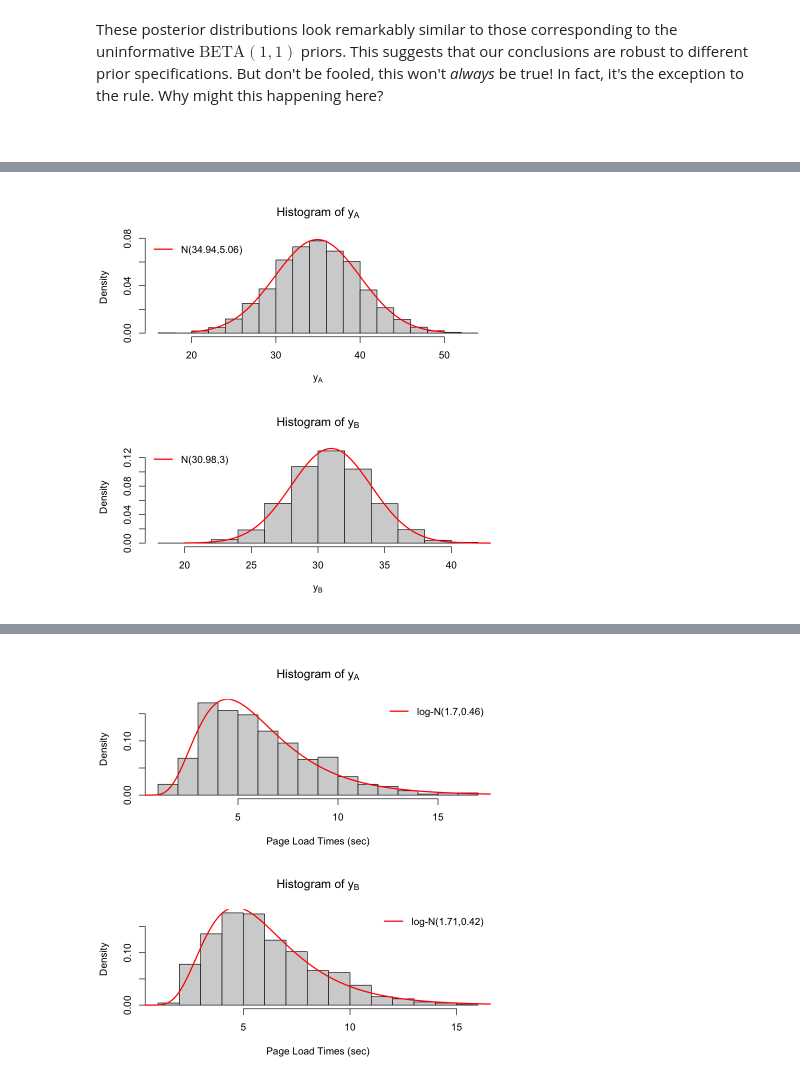
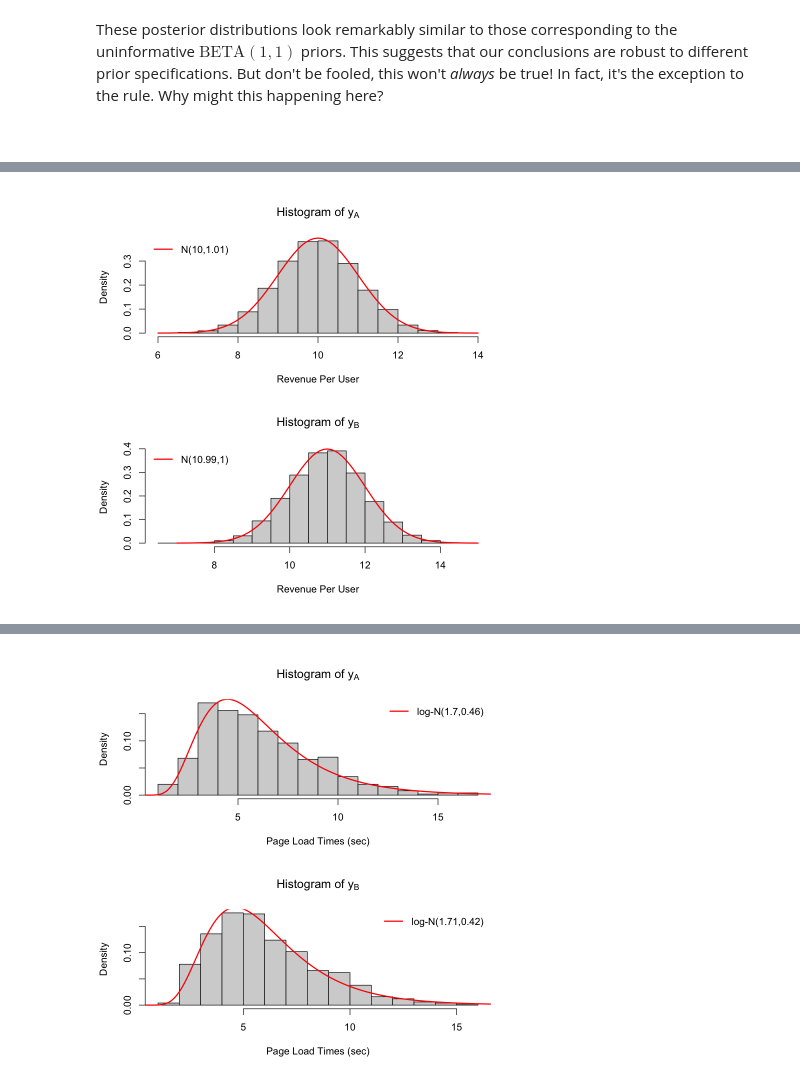
Before and after one commit to ntstevens/Bayesian_AB_Testing, a Jupyter notebook: Bayesian Methods in AB Testing.ipynb, the cells around one changed output, grey strips where cells are left out. Saved outputs shown, nothing was run; the diff lists cells and outputs as text; code cells hidden in the pictures.

```diff
--- a/Bayesian Methods in AB Testing.ipynb
+++ b/Bayesian Methods in AB Testing.ipynb
@@ -369,18 +376,19 @@ Below is an example with normal data. Note that the conjugate prior in this case
 # %%
-yA = rnorm(n = 5000, mean = 35, sd = 5)
-yB = rnorm(n = 5000, mean = 31, sd = 3)
+set.seed(3122023)
+yA = rnorm(n = 10000, mean = 10, sd = 1)
+yB = rnorm(n = 10000, mean = 11, sd = 1)
 par(mfrow = c(2,1))
-hist(yA, probability = TRUE, xlab = expression(y[A]),
-     main = expression("Histogram of y"[A]))
-lines(x = seq(20, 50, 0.1), y = dnorm(x = seq(20, 50, 0.1), mean = mean(yA), sd = sd(yA)),
+hist(yA, probability = TRUE, xlab = "Revenue Per User",
+     main = expression("Histogram of y"[A]), breaks = 20)
+lines(x = seq(6, 14, 0.1), y = dnorm(x = seq(6, 14, 0.1), mean = mean(yA), sd = sd(yA)),
       col = "red", lwd = 2)
 legend("topleft", lwd = 2, col = "red", bty = "n",
         legend = paste0("N(",round(mean(yA),2),",",round(sd(yA),2),")"))
-hist(yB, probability = TRUE, xlab = expression(y[B]),
-     main = expression("Histogram of y"[B]))
-lines(x = seq(20, 50, 0.1), y = dnorm(x = seq(20, 50, 0.1), mean = mean(yB), sd = sd(yB)),
+hist(yB, probability = TRUE, xlab = "Revenue Per User",
+     main = expression("Histogram of y"[B]), breaks = 20)
+lines(x = seq(7, 15, 0.1), y = dnorm(x = seq(7, 15, 0.1), mean = mean(yB), sd = sd(yB)),
       col = "red", lwd = 2)
 legend("topleft", lwd = 2, col = "red", bty = "n",
         legend = paste0("N(",round(mean(yB),2),",",round(sd(yB),2),")"))
 # %% [output]
-[figure, old version]
+[figure, new version]
```
Also changed, not shown: parts of 20 cells of this notebook.
